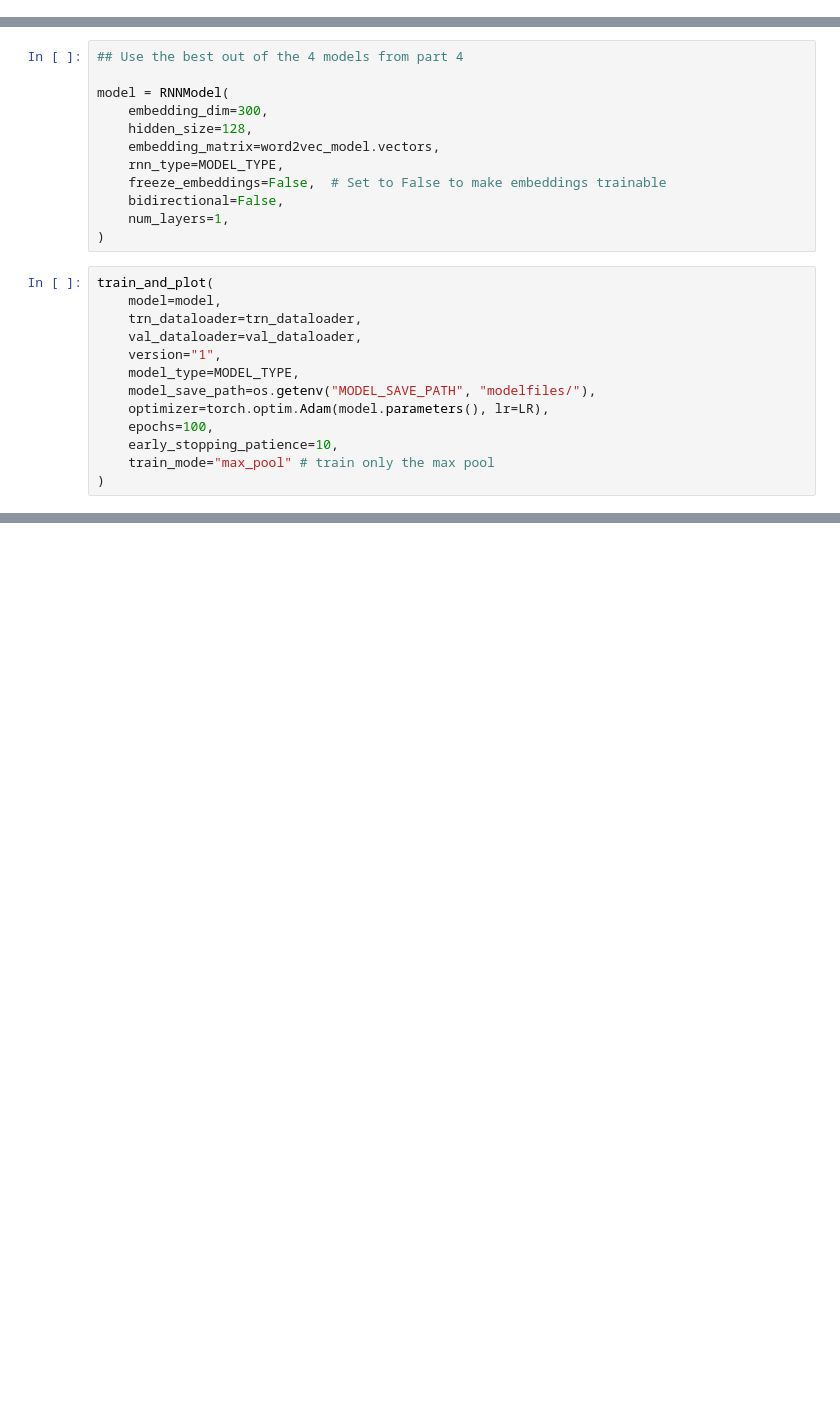
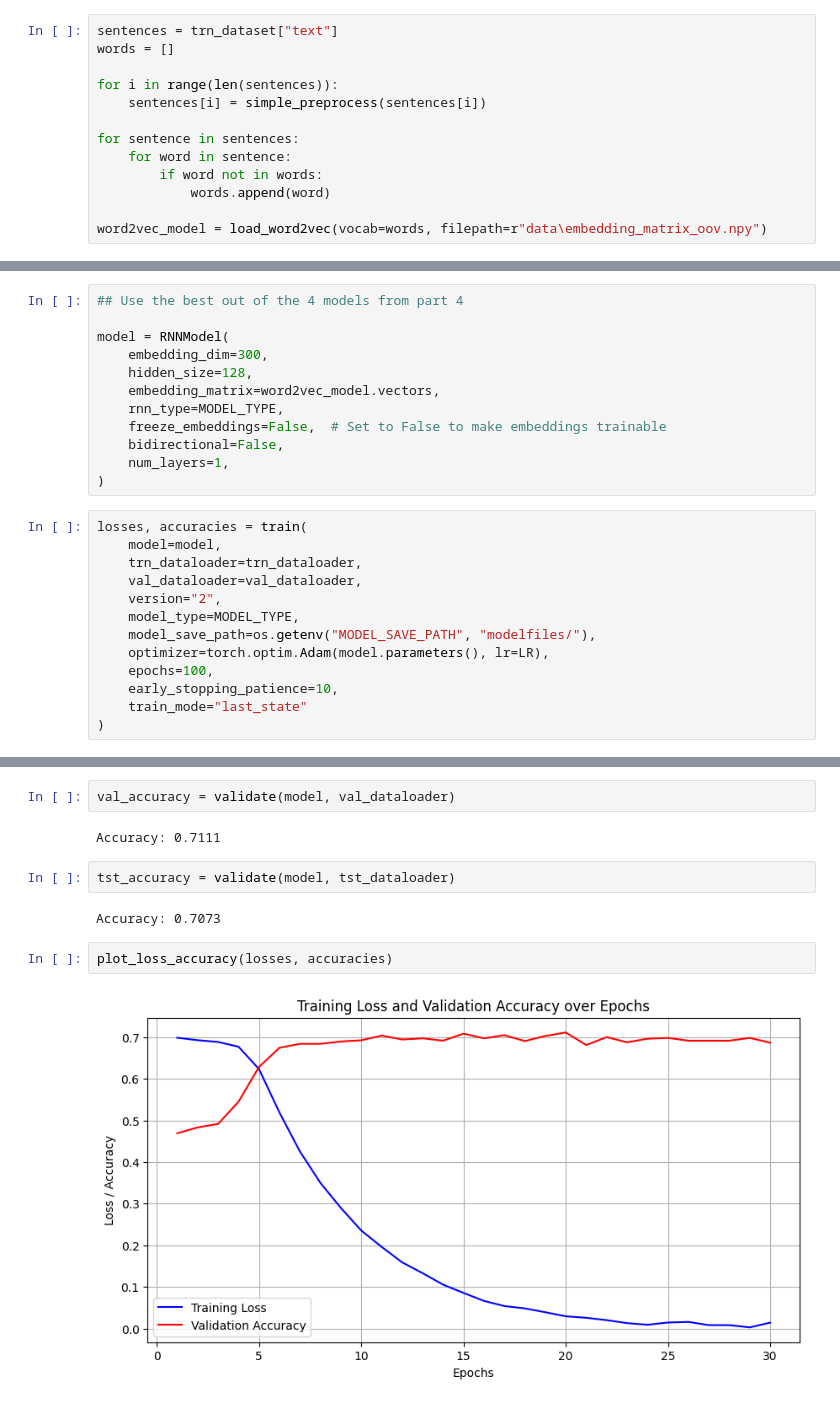
Before and after one commit to qkm2000/sc4002, a Jupyter notebook: Part_3.1.ipynb, the cells around one changed output, grey strips where cells are left out. Drawn from its saved outputs; the diff is of its cells as text; blank space fills up the shorter version.

```diff
--- a/Part_3.1.ipynb
+++ b/Part_3.1.ipynb
@@ -28,3 +35,16 @@ word2vec_model = load_word2vec()
+# %%
+sentences = trn_dataset["text"]
+words = []
+
+for i in range(len(sentences)):
+    sentences[i] = simple_preprocess(sentences[i])
+
+for sentence in sentences:
+    for word in sentence:
+        if word not in words:
+            words.append(word)
+
+word2vec_model = load_word2vec(vocab=words, filepath=r"data\embedding_matrix_oov.npy")
 # %%
 word_index = {
     word: i for i, word in enumerate(
@@ -78,15 +98,15 @@ model = RNNModel(
     num_layers=1,
 )
 # %%
-train_and_plot(
+losses, accuracies = train(
     model=model,
     trn_dataloader=trn_dataloader,
     val_dataloader=val_dataloader,
-    version="1",
+    version="2",
     model_type=MODEL_TYPE,
     model_save_path=os.getenv("MODEL_SAVE_PATH", "modelfiles/"),
     optimizer=torch.optim.Adam(model.parameters(), lr=LR),
     epochs=100,
     early_stopping_patience=10,
-    train_mode="max_pool" # train only the max pool
+    train_mode="last_state"
 )
@@ -92,0 +131,12 @@ train_and_plot(
+# %%
+val_accuracy = validate(model, val_dataloader)
+# %% [output]
+Accuracy: 0.7111
+# %%
+tst_accuracy = validate(model, tst_dataloader)
+# %% [output]
+Accuracy: 0.7073
+# %%
+plot_loss_accuracy(losses, accuracies)
+# %% [output]
+[figure, added]
```
Also changed, not shown: parts of 7 cells of this notebook, 3 other files.
